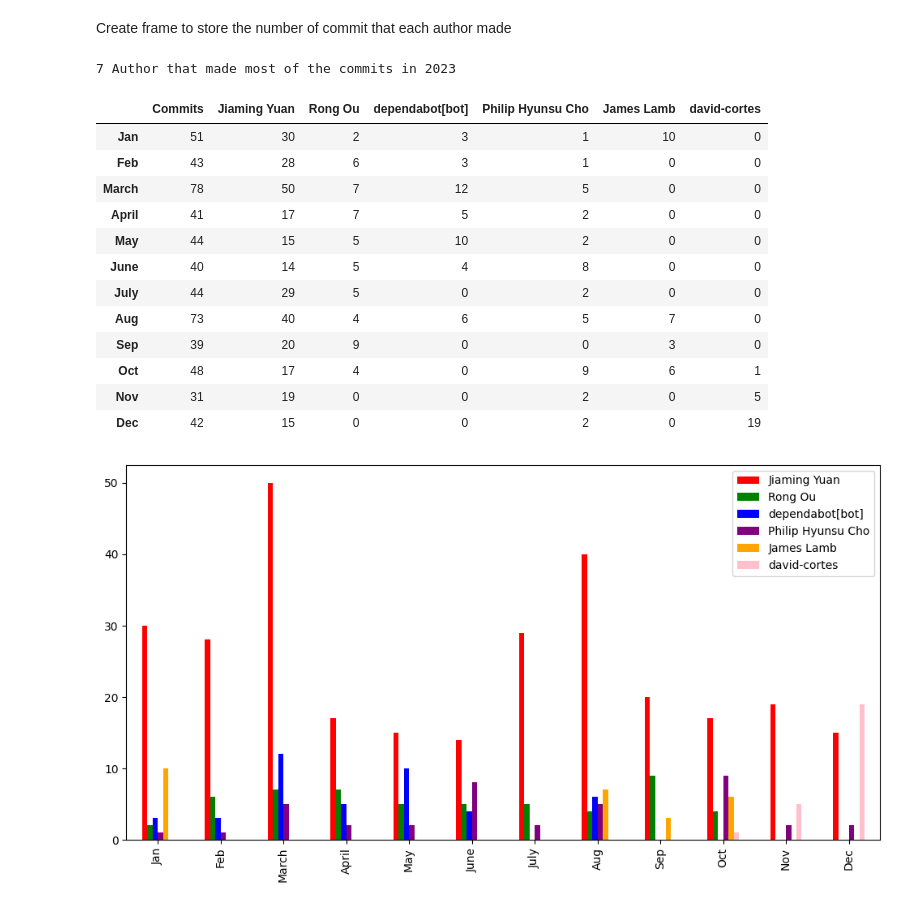
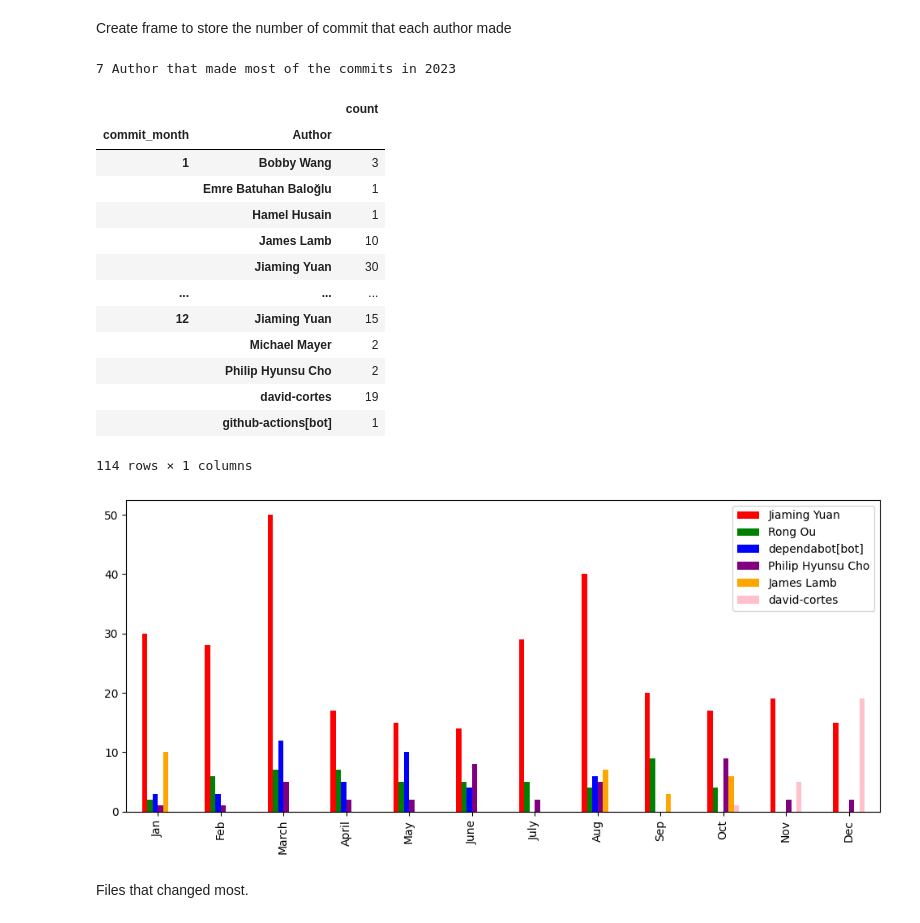
Before and after one commit to Linhcodelinhtinh/Data_Processing, a Jupyter notebook: something/DataProcessing.ipynb, the cells around one changed output. Saved outputs shown, nothing was run; the diff lists cells and outputs as text; code cells hidden in the pictures.

```diff
--- a/something/DataProcessing.ipynb
+++ b/something/DataProcessing.ipynb
@@ -72,14 +72,11 @@ for i in range(1, commit_month.size):
 count.append(tmp)
 commits_by_month = pd.DataFrame(count, columns=['Commits'])
 commits_by_month = commits_by_month[::-1]
-commit_through_month = (commit_month.to_frame(name="commit_month"))
-commit_through_month["Author"] = df['Author']
-commit_through_month = commit_through_month[::-1]
-commit_through_month.to_csv('commit_through_month.csv', index=False)
-# for i in range(commit_through_month.size() - 1):
-#     while commit_through_month['commit_month'][i] == commit_through_month[i+1]:
-#         commit_through_month['Author'].value_counts()
-commit_through_month
+specified_by_month = (commit_month.to_frame(name="commit_month"))
+specified_by_month["Author"] = df['Author']
+specified_by_month = specified_by_month[::-1]
+specified_by_month.to_csv('specified_by_month.csv', index=False)
+specified_by_month
 # %% [output]
 |  | commit_month | Author |
 | 573 | 1 | James Lamb |
@@ -120,9 +117,8 @@ Create frame to store the number of commit that each author made
 author = pd.DataFrame(df['Author'].value_counts())
 author.name = '7 Author that made most of the commits in 2023'
 print(author.name)
-(author.head(7))
 # author.index = range(1,len(author)+1)
-author_by_month = pd.DataFrame(commit_through_month.value_counts())
+author_by_month = pd.DataFrame(specified_by_month.value_counts(), dtype='int')
 author_by_month.sort_values(by=['count'], ascending=True, inplace=True)
 author_by_month.sort_index(inplace=True)
 
@@ -140,46 +136,50 @@ for auth in author_by_month.index:
     if (i, 'Jiaming Yuan') == auth and i <= 12:
         commits_by_month.loc[commits_by_month.index[i-1], 'Jiaming Yuan'] += int(author_by_month['count'].loc[auth])
         i += 1
     if (j, 'Rong Ou') == auth and j <= 12:
         commits_by_month.loc[commits_by_month.index[j-1], 'Rong Ou'] += int(author_by_month['count'].loc[auth])
         j += 1
     elif (j, 'Rong Ou') not in author_by_month.index:
         j += 1
     if (k, 'dependabot[bot]') == auth and k <= 12:
         commits_by_month.loc[commits_by_month.index[k-1], 'dependabot[bot]'] += int(author_by_month['count'].loc[auth])
         k += 1
     elif (k, 'dependabot[bot]') not in author_by_month.index:
         k += 1
     if (m, 'Philip Hyunsu Cho') == auth and m <= 12:
         commits_by_month.loc[commits_by_month.index[m-1], 'Philip Hyunsu Cho'] += int(author_by_month['count'].loc[auth])
         m += 1
     elif (m, 'Philip Hyunsu Cho') not in author_by_month.index:
         m += 1
     if (n, 'James Lamb') == auth and n <= 12:
         commits_by_month.loc[commits_by_month.index[n-1], 'James Lamb'] += int(author_by_month['count'].loc[auth])
         n += 1
     elif (n, 'James Lamb') not in author_by_month.index:
         n += 1
     if (p, 'david-cortes') == auth and p <= 12:
         commits_by_month.loc[commits_by_month.index[p-1], 'david-cortes'] += int(author_by_month['count'].loc[auth])
         p +=1
     elif (p, 'david-cortes') not in author_by_month.index:
         p += 1
-commits_by_month.drop(['Commits'], axis=1).plot.bar(figsize=(12,6), color=['red','green', 'blue', 'purple', 'orange', 'pink'])
-commits_by_month
+commits_by_month.drop(['Commits'], axis=1).plot.bar(figsize=(12,5), color=['red','green', 'blue', 'purple', 'orange', 'pink'])
+commits_by_month.to_csv('commits_by_month.csv')
+author_by_month
 # %% [output]
 7 Author that made most of the commits in 2023
-|  | Commits | Jiaming Yuan | Rong Ou | dependabot[bot] | Philip Hyunsu Cho | James Lamb | david-cortes |
-| Jan | 51 | 30 | 2 | 3 | 1 | 10 | 0 |
-| Feb | 43 | 28 | 6 | 3 | 1 | 0 | 0 |
-| March | 78 | 50 | 7 | 12 | 5 | 0 | 0 |
-| April | 41 | 17 | 7 | 5 | 2 | 0 | 0 |
-| May | 44 | 15 | 5 | 10 | 2 | 0 | 0 |
-| June | 40 | 14 | 5 | 4 | 8 | 0 | 0 |
-| July | 44 | 29 | 5 | 0 | 2 | 0 | 0 |
-| Aug | 73 | 40 | 4 | 6 | 5 | 7 | 0 |
-| Sep | 39 | 20 | 9 | 0 | 0 | 3 | 0 |
-| Oct | 48 | 17 | 4 | 0 | 9 | 6 | 1 |
-| Nov | 31 | 19 | 0 | 0 | 2 | 0 | 5 |
-| Dec | 42 | 15 | 0 | 0 | 2 | 0 | 19 |
+|  |  | count |
+| commit_month | Author |  |
+| 1 | Bobby Wang | 3 |
+|  | Emre Batuhan Baloğlu | 1 |
+|  | Hamel Husain | 1 |
+|  | James Lamb | 10 |
+|  | Jiaming Yuan | 30 |
+| ... | ... | ... |
+| 12 | Jiaming Yuan | 15 |
+|  | Michael Mayer | 2 |
+|  | Philip Hyunsu Cho | 2 |
+|  | david-cortes | 19 |
+|  | github-actions[bot] | 1 |
+114 rows × 1 columns
-[figure, old version]
+[figure, new version]
+# %% [markdown]
+Files that changed most.
```
Also changed, not shown: parts of 8 cells of this notebook, 3 other files.
